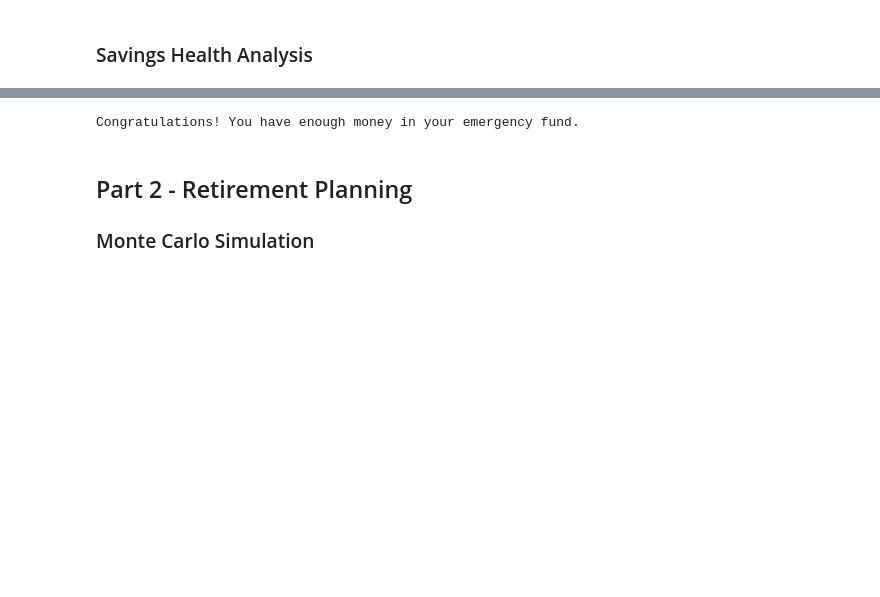
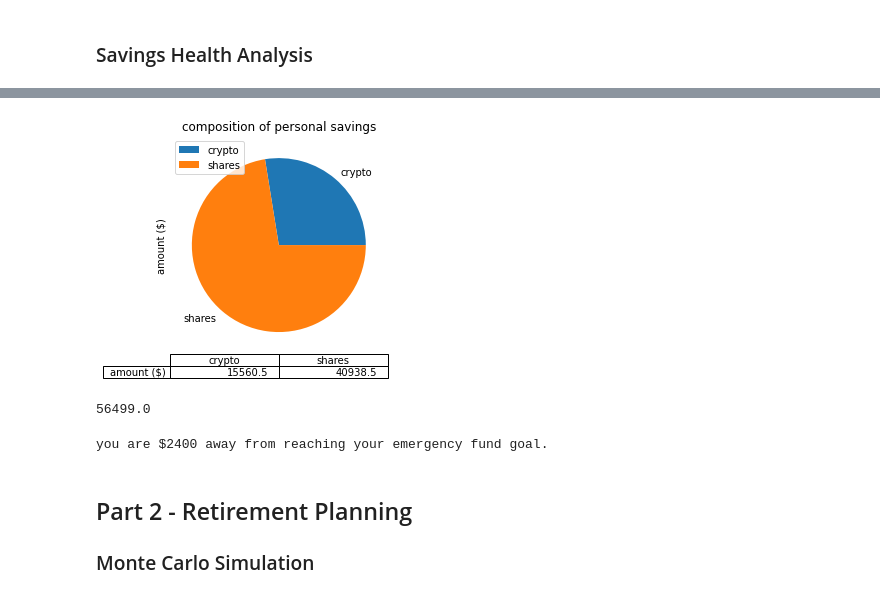
Before and after one commit to jormax14/fintech_apis_hw_jmg, a Jupyter notebook: financial-planner.ipynb, the cells around one changed output, grey strips where cells are left out. Saved outputs shown, nothing was run; the diff lists cells and outputs as text; code cells hidden in the pictures; blank space fills up the shorter version.

```diff
--- a/financial-planner.ipynb
+++ b/financial-planner.ipynb
@@ -129,14 +125,27 @@ display(df_savings)
+# %%
+# Plot savings pie chart
+savings_pie = df_savings.plot(kind = 'pie', y = 'amount ($)', title = 'composition of personal savings', table = True)
+# %% [output]
+[figure, added]
+# %%
+total_savings = df_savings.sum()[0]
+total_savings
+# %% [output]
+56499.0
 # %%
 # Set ideal emergency fund
 emergency_fund = monthly_income * 3
 
 # Calculate total amount of savings
-# YOUR CODE HERE!
+total_savings = df_savings.sum()[0]
 
 # Validate saving health
-# YOUR CODE HERE!
+if total_savings >= emergency_fund:
+    print(f'congratulations! you have enough money in your emergency fund.')
+else:
+    print(f'you are ${emergency_fund - total_savings} away from reaching your emergency fund goal.')
 # %% [output]
-Congratulations! You have enough money in your emergency fund.
+you are $2400 away from reaching your emergency fund goal.
 # %% [markdown]
 ## Part 2 - Retirement Planning
 
```
Also changed, not shown: parts of 5 cells of this notebook.
